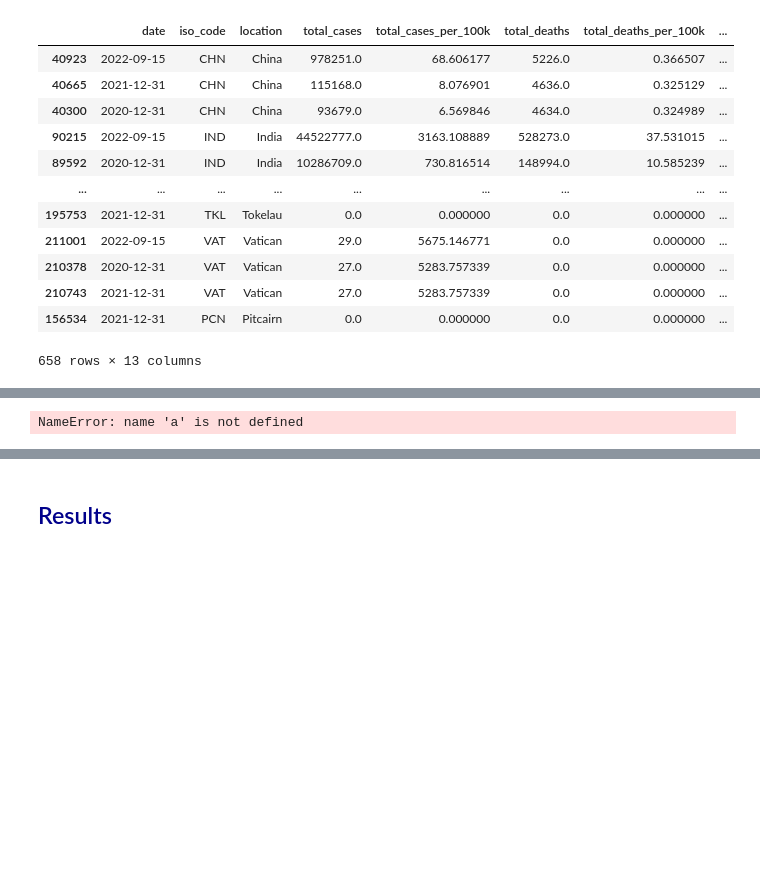
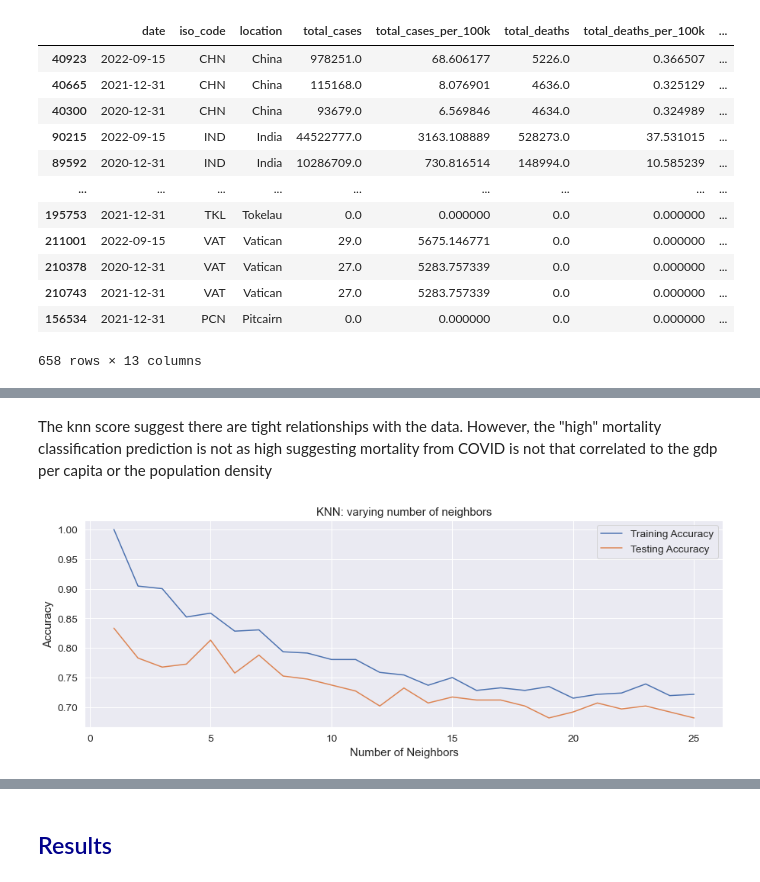
Before and after one commit to PhillipNM/UCDPA_PhillipMarsh, a Jupyter notebook: z. Practice setting up project report.ipynb, the cells around one changed output, grey strips where cells are left out. Drawn from its saved outputs; the diff is of its cells as text; code cells hidden in the pictures; blank space fills up the shorter version.

```diff
--- a/z. Practice setting up project report.ipynb
+++ b/z. Practice setting up project report.ipynb
@@ -1554,16 +1601,33 @@ covid_data_ml
 #training and testing the data
 #from datacamp
 
-X = covid_data_ml.drop("mortality",axis=1).values #drop target value
-y = covid_data_ml["mortality"].values #target observations
+#covid_data_ml
+#covid_data_ml1
+#covid_data_ml2
+
+ml_data = covid_data_ml1
+
+X = ml_data.drop("mortality",axis=1).values #drop target value
+y = ml_data["mortality"].values #target observations
 
 #split into training and test sets
 X_train, X_test, y_train, y_test = train_test_split(X,y,test_size=0.3,random_state=21,stratify=y)
-knn = KNeighborsClassifier(n_neighbors=6)
+knn = KNeighborsClassifier(n_neighbors=5)
 
 #fit the classiier to the training data
 knn.fit(X_train, y_train)
 
 #print the accuracy
+print("The knn score:")
 print(knn.score(X_test, y_test))
+print()
+
+y_pred_ = knn.predict(X_test)
+
+print("Confusion matrix:")
+print(confusion_matrix(y_test, y_pred_))
+print()
+
+print("Classification report:")
+print(classification_report(y_test, y_pred_))
 # %% [output]
@@ -1571,25 +1650,27 @@ print(knn.score(X_test, y_test))
+# %% [markdown]
+The knn score suggest there are tight relationships with the data.  However, the "high" mortality classification prediction is not as high suggesting mortality from COVID is not that correlated to the gdp per capita or the population density
 # %%
 #model complexity
 train_accuracies = {}
 test_accuracies = {}
-neighbors = np.arange(a,z)
+neighbors = np.arange(1,26)
-# %% [output]
-NameError: name 'a' is not defined
 # %%
 # loop through neighbors array
 for neighbor in neighbors:
     knn = KNeighborsClassifier(n_neighbors=neighbor)
     knn.fit(X_train, y_train)
-    train_accuracies[neighbor]=knn.score(X-train, y_train)
+    train_accuracies[neighbor]=knn.score(X_train, y_train)
     test_accuracies[neighbor]=knn.score(X_test,y_test)
 # %%
 # plot training and test values
-plt.figure(figuresize=(8,6))
+#plt.figure(figuresize=(8,6))
 plt.title("KNN: varying number of neighbors")
 plt.plot(neighbors, train_accuracies.values(), label="Training Accuracy")
 plt.plot(neighbors, test_accuracies.values(), label="Testing Accuracy")
 plt.legend()
 plt.xlabel("Number of Neighbors")
 plt.ylabel("Accuracy")
 
-#plt.show()
+plt.show()
+# %% [output]
+[figure, added]
```
Also changed, not shown: parts of 47 cells of this notebook.
